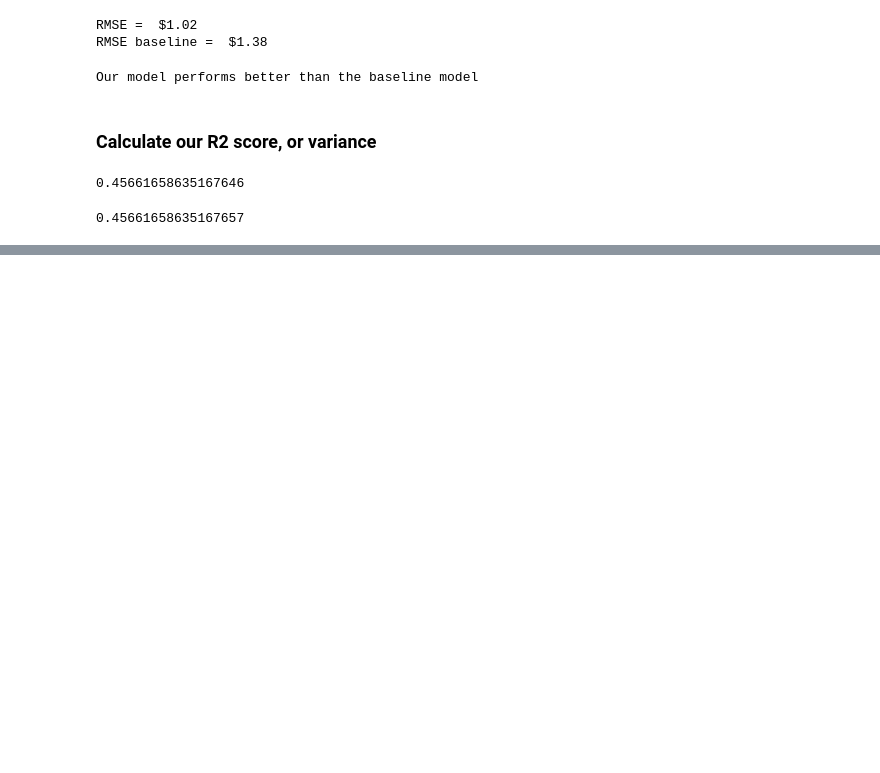
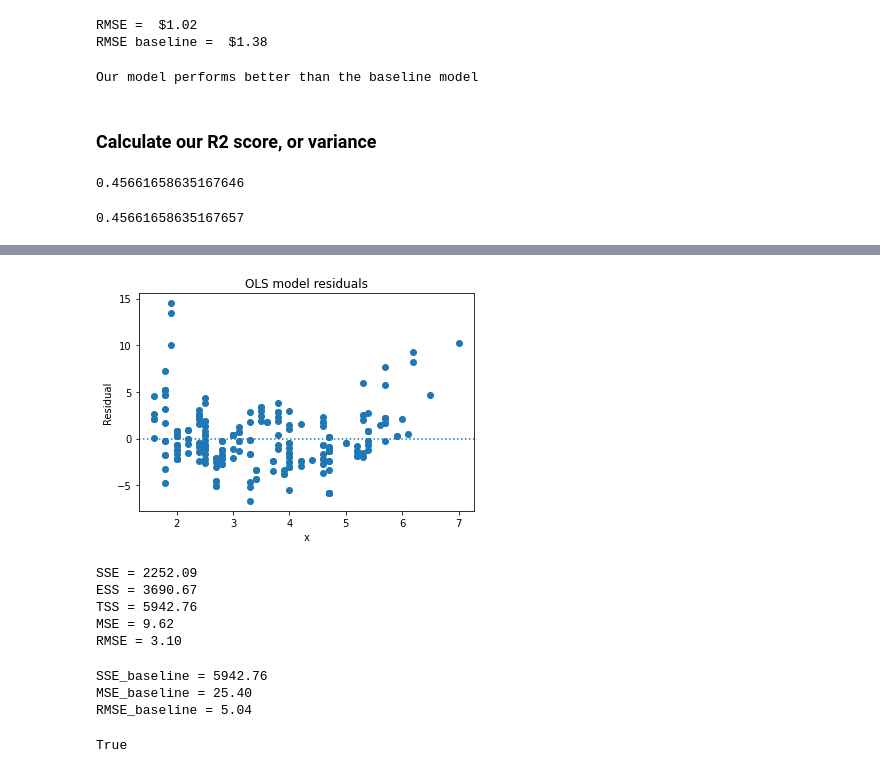
Before and after one commit to Joshua-C-Bryant/regression-exercises, a Jupyter notebook: evaluate.ipynb, the cells around one changed output, grey strips where cells are left out. Saved outputs shown, nothing was run; the diff lists cells and outputs as text; code cells hidden in the pictures; blank space fills up the shorter version.

```diff
--- a/evaluate.ipynb
+++ b/evaluate.ipynb
@@ -264,0 +292,3 @@ r2_score(df.tip, df.yhat)
+# %%
+df = data('mpg')
+df.head()
@@ -264,0 +302,3 @@ r2_score(df.tip, df.yhat)
+# %%
+# Creating an avg_mpg column
+df['avg_mpg'] = (df['cty']+df['hwy'])/2
@@ -264,0 +314,34 @@ r2_score(df.tip, df.yhat)
+# %%
+# create the model object
+lm = LinearRegression(normalize=True)
+# fit the model to trainig data
+lm.fit(df[['displ']], df.avg_mpg)
+# make prediction
+df['yhat'] = lm.predict(df[['displ']])
+
+
+x = df['displ']
+y = df['avg_mpg']
+yhat = df['yhat']
+# %%
+plot_residuals(x,y,yhat)
+# %% [output]
+[figure, added]
+# %%
+regression_errors(y,yhat)
+# %% [output]
+SSE = 2252.09
+ESS = 3690.67
+TSS = 5942.76
+MSE = 9.62
+RMSE = 3.10
+# %%
+baseline_mean_errors(y)
+# %% [output]
+SSE_baseline = 5942.76
+MSE_baseline = 25.40
+RMSE_baseline = 5.04
+# %%
+better_than_baseline(y,yhat)
+# %% [output]
+True
```
Also changed, not shown: parts of 10 cells of this notebook.
